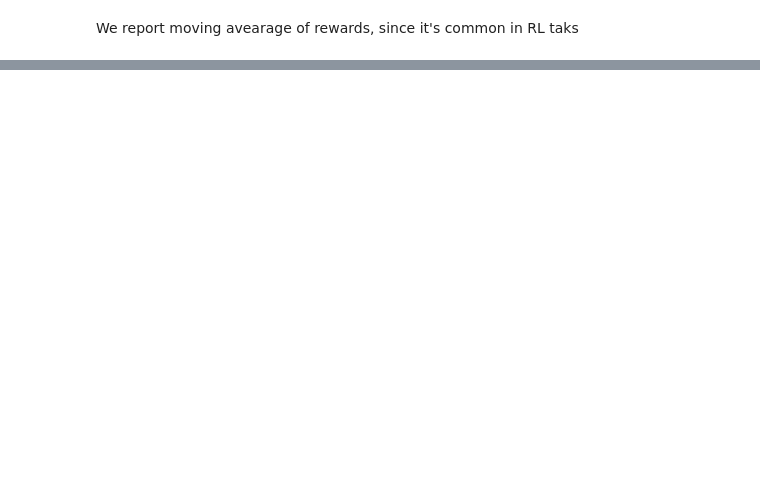
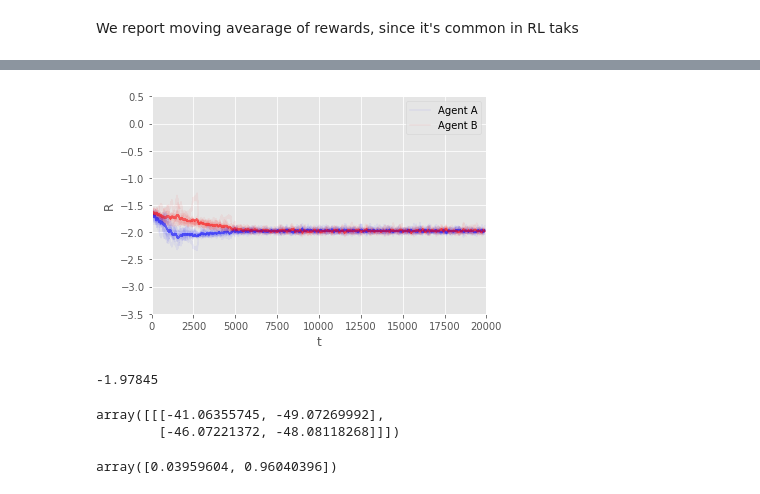
Before and after one commit to vicgalle/ARAMARL, a Jupyter notebook: Experiment2.ipynb, the cells around one changed output, grey strips where cells are left out. Drawn from its saved outputs; the diff is of its cells as text; code cells hidden in the pictures; blank space fills up the shorter version.

```diff
--- a/Experiment2.ipynb
+++ b/Experiment2.ipynb
@@ -80,0 +112,36 @@ plt.ylabel('R');
+# %%
+%matplotlib inline
+import matplotlib.pyplot as plt
+
+# We set a fancy theme
+plt.style.use('ggplot')
+
+plt.axis([0, max_steps*n_iter, -3.5, 0.5])
+for i in range(N_EXP):
+    plt.plot(moving_average(r0ss[i], 100), 'b', alpha=0.05)
+    plt.plot(moving_average(r1ss[i], 100), 'r', alpha=0.05)
+
+plt.plot(moving_average(np.asarray(r0ss).mean(axis=0), 100), 'b', alpha=0.5)
+plt.plot(moving_average(np.asarray(r1ss).mean(axis=0), 100), 'r', alpha=0.5)
+
+plt.xlabel('t');
+plt.ylabel('R');
+
+plt.legend(['Agent A', 'Agent B']);
+
+plt.savefig('img/FPQvsQ.png')
+# %% [output]
+[figure, added]
+# %%
+np.mean(r0s)
+# %% [output]
+-1.97845
+# %%
+p0.Q
+# %% [output]
+array([[[-41.06355745, -49.07269992],
+        [-46.07221372, -48.08118268]]])
+# %%
+p0.Dir / p0.Dir.sum()
+# %% [output]
+array([0.03959604, 0.96040396])
```
Also changed, not shown: parts of 4 cells of this notebook, 3 other files.
